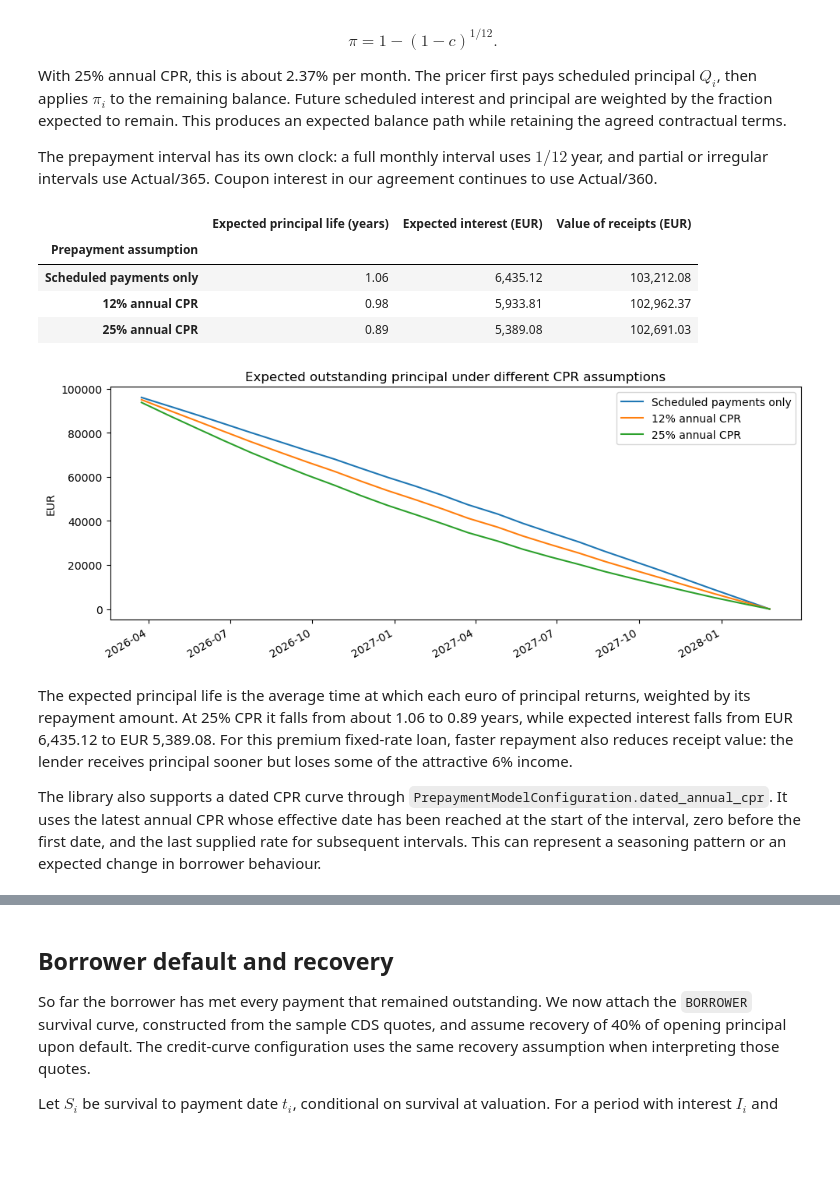
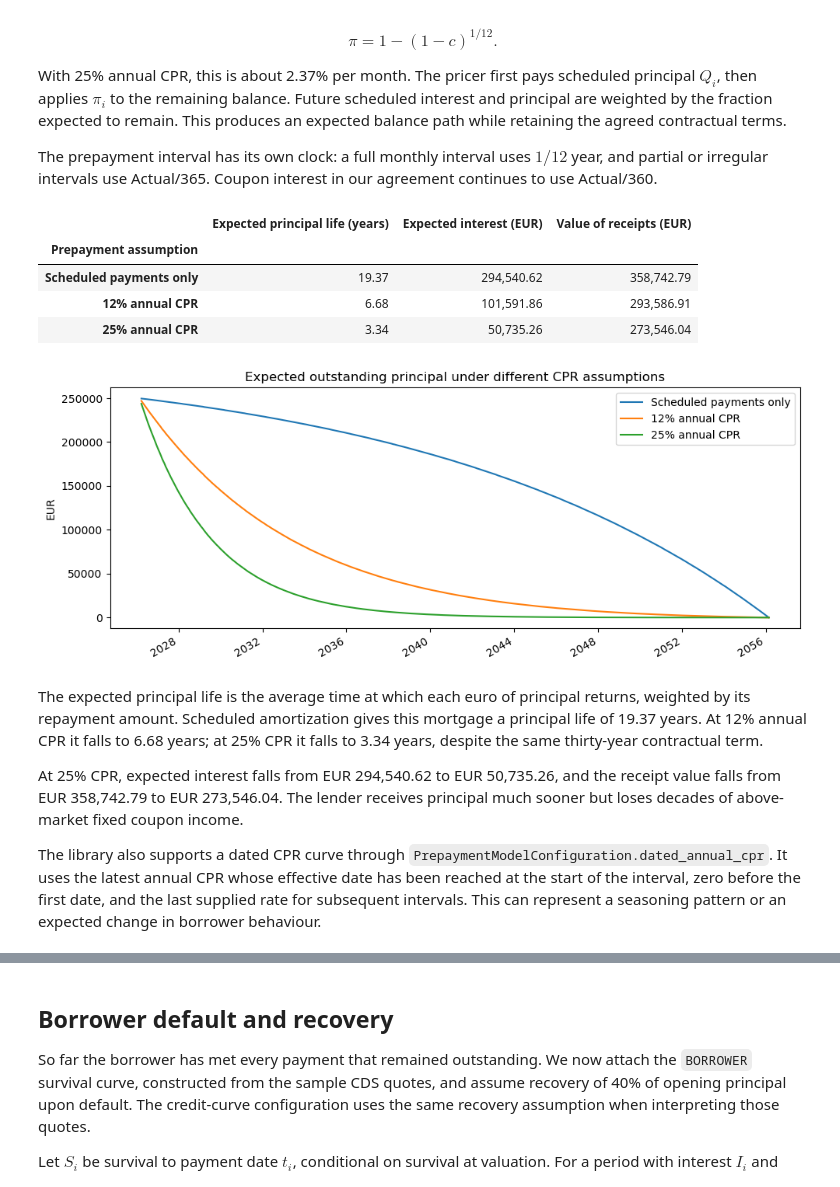
Before and after one commit to jmelo11/quantsupport, a Jupyter notebook: bindings/python/examples/valuation/loans/loans.ipynb, the cells around one changed output, grey strips where cells are left out. Drawn from its saved outputs; the diff is of its cells as text; code cells hidden in the pictures; blank space fills up the shorter version.

```diff
--- a/bindings/python/examples/valuation/loans/loans.ipynb
+++ b/bindings/python/examples/valuation/loans/loans.ipynb
@@ -276,7 +298,7 @@ floating = qs.Loan(
     identifier="FLOATING", coupons=[qs.Coupon.floating(index="EURIBOR12m", spread=0.01)],
     repayment=french, amortization_rate=0.05,
     start_date=valuation_date,
-    maturity_date="2028-02-24",
+    maturity_date=maturity_date,
     notional=principal,
     currency=qs.Currency.EUR,
     payment_frequency=qs.Frequency.Monthly,
@@ -353,10 +392,10 @@ and interest under the new coupon.
 # %%
 mixed = qs.Loan(
     identifier="INTRODUCTORY-FIXED",
-    coupons=[qs.Coupon.fixed(rate=0.04)] * 12 + [qs.Coupon.floating(index="EURIBOR12m", spread=0.01)],
+    coupons=[qs.Coupon.fixed(rate=0.04)] * (introductory_years * 12) + [qs.Coupon.floating(index="EURIBOR12m", spread=0.01)],
     repayment=french,
     start_date=valuation_date,
-    maturity_date="2028-02-24",
+    maturity_date=maturity_date,
     notional=principal,
     currency=qs.Currency.EUR,
     payment_frequency=qs.Frequency.Monthly,
@@ -375,13 +414,13 @@ with context:
 payment_paths = pd.DataFrame({
     "6% fixed": fixed_result.cashflows.groupby("payment_date").amount.sum(),
     "EURIBOR12m + 1%": floating_result.cashflows.groupby("payment_date").amount.sum(),
-    "4% for one year, then EURIBOR12m + 1%": mixed_result.cashflows.groupby("payment_date").amount.sum(),
+    "4% for five years, then EURIBOR12m + 1%": mixed_result.cashflows.groupby("payment_date").amount.sum(),
 })
-display(payment_paths.iloc[[0, 11, 12, -1]])
+display(payment_paths.iloc[[0, 11, 12, 59, 60, 119, 239, -1]])
 figure, axis = plt.subplots(figsize=(10, 5.2))
 for label in payment_paths:
     axis.plot(pd.to_datetime(payment_paths.index), payment_paths[label], label=label)
-axis.set(title="Monthly borrower payments across the annual reset", ylabel="EUR")
+axis.set(title="Monthly mortgage payments over 30 years", ylabel="EUR")
 axis.legend(loc="upper center", bbox_to_anchor=(0.5, -0.25), frameon=False)
 figure.autofmt_xdate()
 figure.tight_layout()
@@ -409,7 +452,7 @@ bounded = qs.Loan(
     coupons=[qs.Coupon.floating(index="EURIBOR12m", spread=0.01, floor=0.02, cap=0.045)],
     repayment=french, amortization_rate=0.05,
     start_date=valuation_date,
-    maturity_date="2028-02-24",
+    maturity_date=maturity_date,
     notional=principal,
     currency=qs.Currency.EUR,
     payment_frequency=qs.Frequency.Monthly,
@@ -553,8 +597,8 @@ selects the funding curve for `LoanPricer`. The same loan agreements and pricing
 requests produce the funding values below.
 # %%
 cost_of_funds_index = qs.MarketIndex.other(name="COSTOFFUNDS")
-funding_tenors = ["0D", "1Y", "2Y", "3Y"]
-funding_spreads = [0.0050, 0.0075, 0.0100, 0.0125]
+funding_tenors = ["0D", "1Y", "5Y", "10Y", "20Y", "30Y", "35Y"]
+funding_spreads = [0.0050, 0.0075, 0.0100, 0.0115, 0.0125, 0.0140, 0.0150]
 display(pd.DataFrame({
     "Tenor": funding_tenors,
     "Continuous zero funding spread (bp)": [rate * 10_000 for rate in funding_spreads],
@@ -802,7 +849,7 @@ with context:
             identifier=label, coupons=[qs.Coupon.fixed(rate=0.06)],
             repayment=french, prepayment=model,
             start_date=valuation_date,
-            maturity_date="2028-02-24",
+            maturity_date=maturity_date,
             notional=principal,
             currency=qs.Currency.EUR,
             payment_frequency=qs.Frequency.Monthly,
@@ -816,43 +863,46 @@ with context:
             context=context,
             requests=requests,
         )
         prepayment_results[label] = result
         principal_receipts = result.cashflows.loc[result.cashflows.type == "Redemption"]
         average_life = sum(
             row.amount * qs.DayCounter.Actual365.year_fraction(start=valuation_date, end=row.payment_date)
             for row in principal_receipts.itertuples(index=False)
         ) / principal
         prepayment_comparison.append({
             "Prepayment assumption": label,
             "Expected principal life (years)": average_life,
             "Expected interest (EUR)": result.cashflows.loc[result.cashflows.type == "FixedRateCoupon", "amount"].sum(),
             "Value of receipts (EUR)": result.price,
         })
 display(pd.DataFrame(prepayment_comparison).set_index("Prepayment assumption"))
 
 figure, axis = plt.subplots(figsize=(10, 4))
 for label, result in prepayment_results.items():
     principal_receipts = result.cashflows.loc[result.cashflows.type == "Redemption"].groupby("payment_date").amount.sum()
     balance = principal - principal_receipts.cumsum()
     axis.plot(pd.to_datetime(balance.index), balance, label=label)
 axis.set(title="Expected outstanding principal under different CPR assumptions", ylabel="EUR")
 axis.legend()
 figure.autofmt_xdate()
 figure.tight_layout()
 plt.show()
 # %% [output]
 |  | Expected principal life (years) | Expected interest (EUR) | Value of receipts (EUR) |
 | Prepayment assumption |  |  |  |
-| Scheduled payments only | 1.06 | 6,435.12 | 103,212.08 |
-| 12% annual CPR | 0.98 | 5,933.81 | 102,962.37 |
-| 25% annual CPR | 0.89 | 5,389.08 | 102,691.03 |
+| Scheduled payments only | 19.37 | 294,540.62 | 358,742.79 |
+| 12% annual CPR | 6.68 | 101,591.86 | 293,586.91 |
+| 25% annual CPR | 3.34 | 50,735.26 | 273,546.04 |
-[figure, old version]
+[figure, new version]
 # %% [markdown]
 The expected principal life is the average time at which each euro of principal
-returns, weighted by its repayment amount. At 25% CPR it falls from about 1.06
-to 0.89 years, while expected interest falls from EUR 6,435.12 to EUR 5,389.08.
-For this premium fixed-rate loan, faster repayment also reduces receipt value:
-the lender receives principal sooner but loses some of the attractive 6% income.
+returns, weighted by its repayment amount. Scheduled amortization gives this
+mortgage a principal life of 19.37 years. At 12% annual CPR it falls to 6.68 years;
+at 25% CPR it falls to 3.34 years, despite the same thirty-year contractual term.
+
+At 25% CPR, expected interest falls from EUR 294,540.62 to EUR 50,735.26, and the
+receipt value falls from EUR 358,742.79 to EUR 273,546.04. The lender receives
+principal much sooner but loses decades of above-market fixed coupon income.
 
 The library also supports a dated CPR curve through
 `PrepaymentModelConfiguration.dated_annual_cpr`. It uses the latest annual CPR
```
Also changed, not shown: parts of 33 cells of this notebook, 6 other files.
